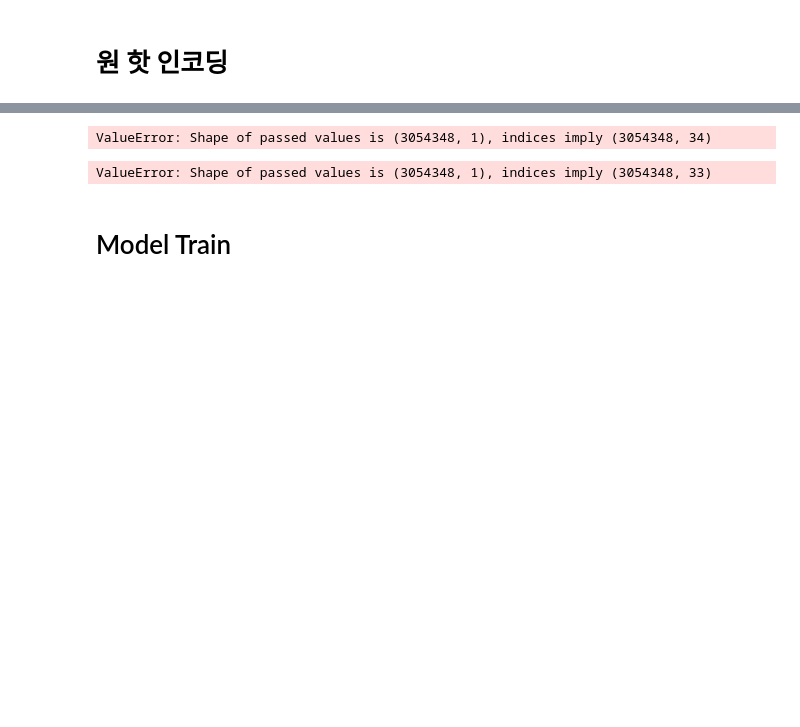
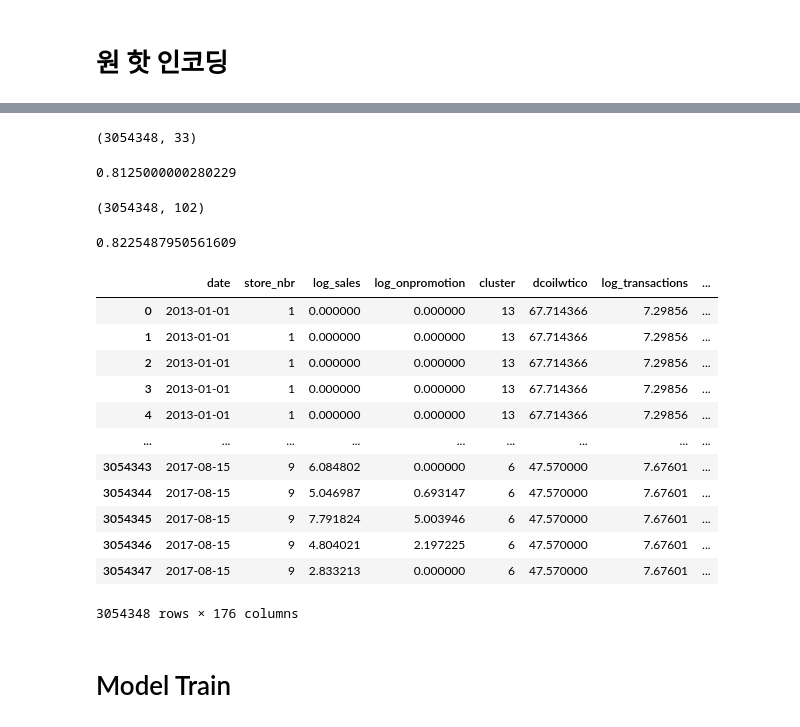
Before and after one commit to suusuu00/Kaggle-Store-Sales---Time-Series-Forecasting, a Jupyter notebook: train.ipynb, the cells around one changed output, grey strips where cells are left out. Drawn from its saved outputs; the diff is of its cells as text; code cells hidden in the pictures; blank space fills up the shorter version.

Commit message:
one hot encoding error solve

```diff
--- a/train.ipynb
+++ b/train.ipynb
@@ -571,15 +595,32 @@ many_value_col = ['family', 'description']
+# %%
+many_col_oe = OneHotEncoder(sparse_output = False, handle_unknown = 'infrequent_if_exist')
+many_col_oe.fit(merge_train_df[[many_value_col[0]]])
+family_df = pd.DataFrame(many_col_oe.transform(merge_train_df[[many_value_col[0]]]), columns = many_col_oe.get_feature_names_out())
+# %%
+family_df.shape
+# %% [output]
+(3054348, 33)
+# %%
+family_pca = PCA(n_components=26)
+family_pca.fit(family_df)
+family_select_col = family_pca.transform(family_df)
+family_pca.explained_variance_ratio_.sum()
+# %% [output]
+0.8125000000280229
+# %%
+many_col_oe = OneHotEncoder(sparse_output = False, handle_unknown = 'infrequent_if_exist')
+many_col_oe.fit(merge_train_df[[many_value_col[1]]])
+description_df = pd.DataFrame(many_col_oe.transform(merge_train_df[[many_value_col[1]]]), columns = many_col_oe.get_feature_names_out())
+print(description_df.shape)
+
+description_pca = PCA(n_components=40)
+description_pca.fit(description_df)
+description_select_col = description_pca.transform(description_df)
+description_pca.explained_variance_ratio_.sum()
+# %% [output]
+(3054348, 102)
+0.8225487950561609
 # %%
-oe = OneHotEncoder()
+oe = OneHotEncoder(sparse_output = False, handle_unknown = 'infrequent_if_exist')
 oe.fit(merge_train_df[category_col])
 oe_df = pd.DataFrame(oe.transform(merge_train_df[category_col]), columns = oe.get_feature_names_out())
-# %% [output]
-ValueError: Shape of passed values is (3054348, 1), indices imply (3054348, 34)
-# %%
-from sklearn.preprocessing import OneHotEncoder
-from sklearn.decomposition import PCA
-
-many_col_oe = OneHotEncoder()
-many_col_oe.fit(merge_train_df[[many_value_col[0]]])
-family_df = pd.DataFrame(many_col_oe.transform(merge_train_df[[many_value_col[0]]]), columns = many_col_oe.get_feature_names_out())
-# %% [output]
-ValueError: Shape of passed values is (3054348, 1), indices imply (3054348, 33)
@@ -591,3 +627,20 @@ family_pca.explained_variance_ratio_.sum()
+# %%
+merge_train_oe_df = pd.concat([merge_train_df.reset_index(drop = True, inplace = False), family_df, description_df, oe_df], axis = 1)
+merge_train_oe_df.drop(columns=category_col + many_value_col)
+# %% [output]
+|  | date | store_nbr | log_sales | log_onpromotion | cluster | dcoilwtico | log_transactions | ... |
+| 0 | 2013-01-01 | 1 | 0.000000 | 0.000000 | 13 | 67.714366 | 7.29856 | ... |
+| 1 | 2013-01-01 | 1 | 0.000000 | 0.000000 | 13 | 67.714366 | 7.29856 | ... |
+| 2 | 2013-01-01 | 1 | 0.000000 | 0.000000 | 13 | 67.714366 | 7.29856 | ... |
+| 3 | 2013-01-01 | 1 | 0.000000 | 0.000000 | 13 | 67.714366 | 7.29856 | ... |
+| 4 | 2013-01-01 | 1 | 0.000000 | 0.000000 | 13 | 67.714366 | 7.29856 | ... |
+| ... | ... | ... | ... | ... | ... | ... | ... | ... |
+| 3054343 | 2017-08-15 | 9 | 6.084802 | 0.000000 | 6 | 47.570000 | 7.67601 | ... |
+| 3054344 | 2017-08-15 | 9 | 5.046987 | 0.693147 | 6 | 47.570000 | 7.67601 | ... |
+| 3054345 | 2017-08-15 | 9 | 7.791824 | 5.003946 | 6 | 47.570000 | 7.67601 | ... |
+| 3054346 | 2017-08-15 | 9 | 4.804021 | 2.197225 | 6 | 47.570000 | 7.67601 | ... |
+| 3054347 | 2017-08-15 | 9 | 2.833213 | 0.000000 | 6 | 47.570000 | 7.67601 | ... |
+3054348 rows × 176 columns
 # %% [markdown]
 # Model Train
 # %% [markdown]
```
Also changed, not shown: parts of 13 cells of this notebook.
